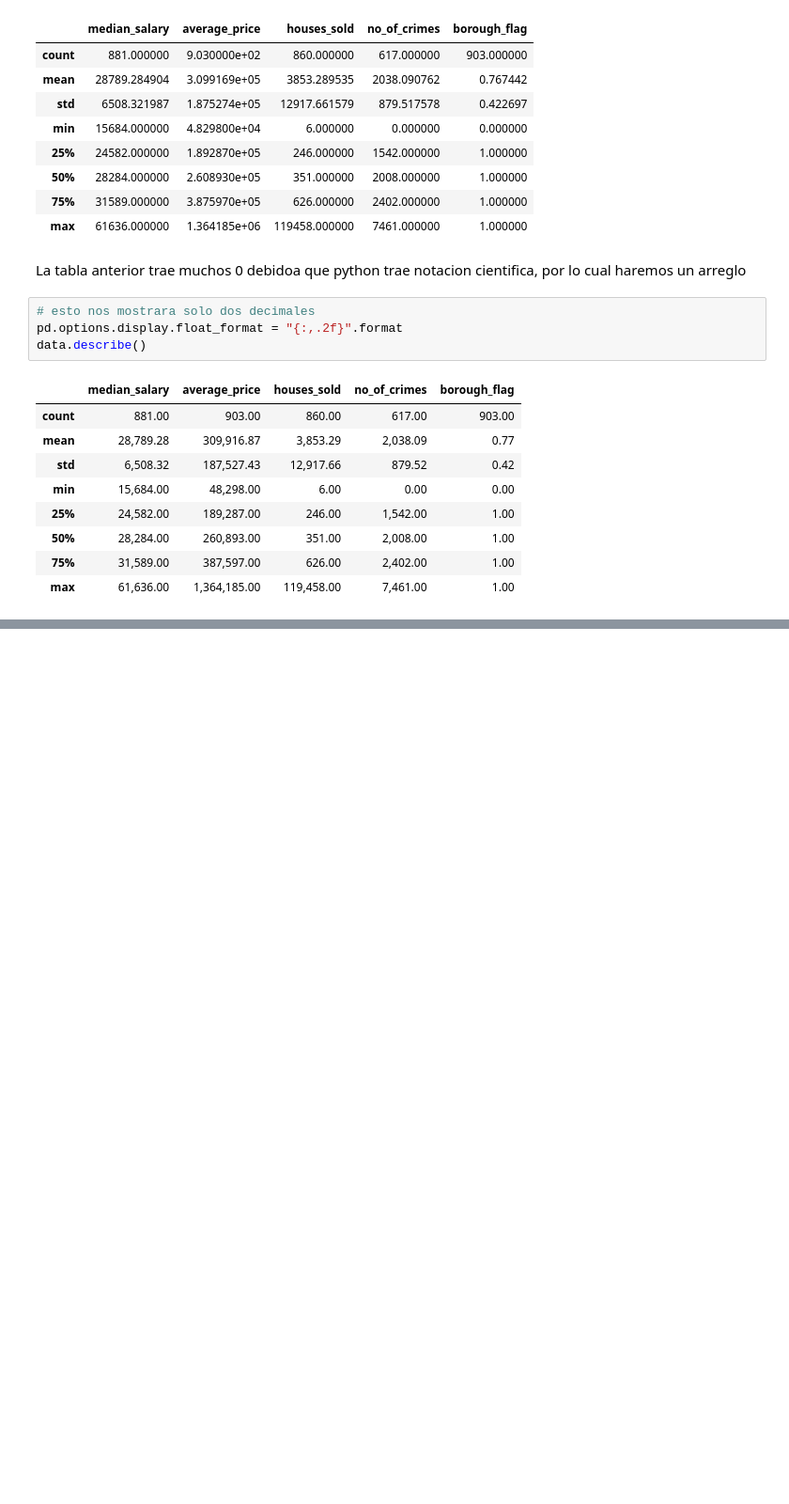
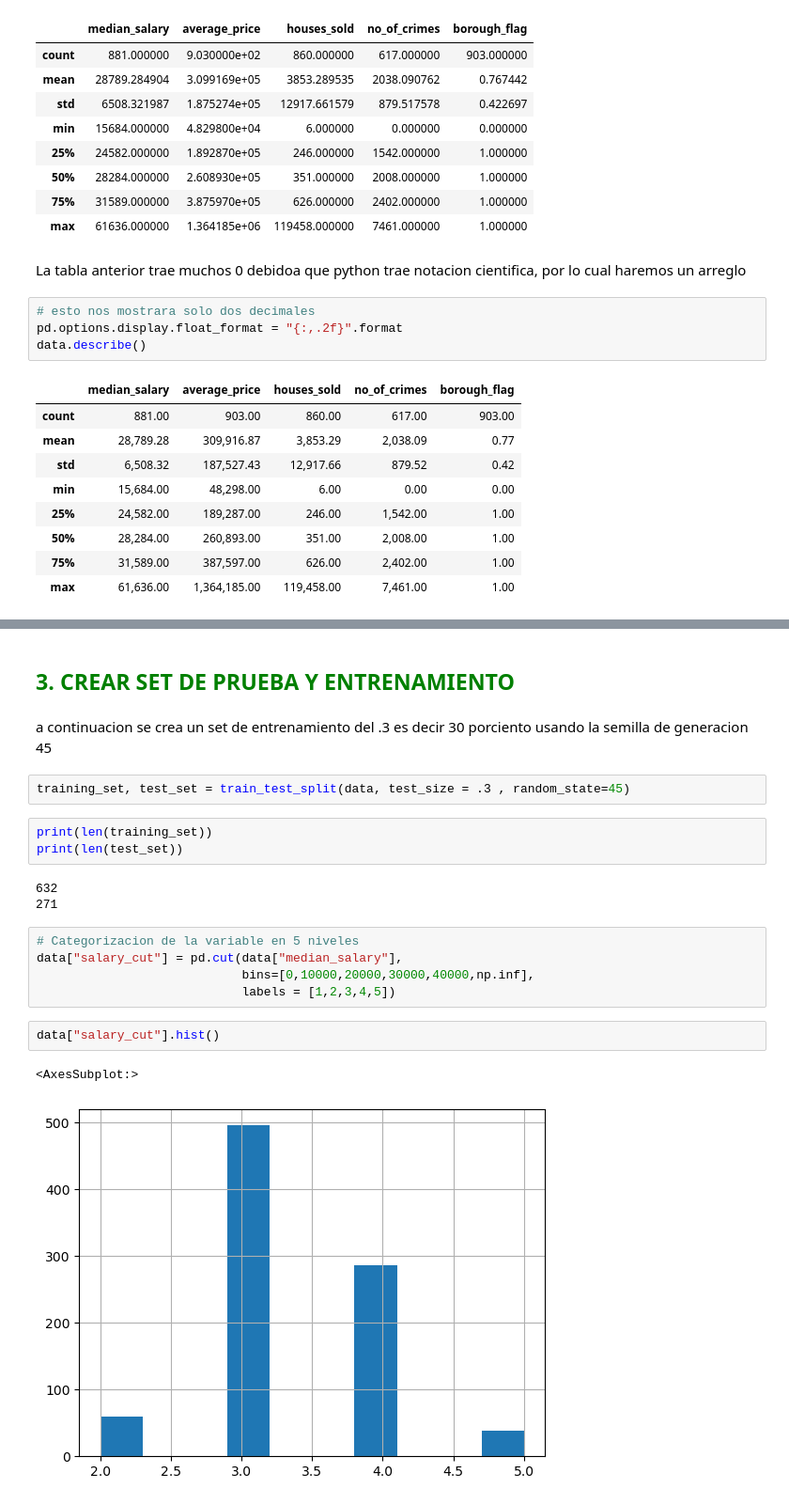
Before and after one commit to ANFESADI15/A2, a Jupyter notebook: C2/HousingInLondon.ipynb, the cells around one changed output, grey strips where cells are left out. Shown at 94% size. Drawn from its saved outputs; the diff is of its cells as text; blank space fills up the shorter version.

```diff
--- a/C2/HousingInLondon.ipynb
+++ b/C2/HousingInLondon.ipynb
@@ -153,0 +154,22 @@ plt.show()
+# %% [markdown]
+## <span style="color:green">3. CREAR SET DE PRUEBA Y ENTRENAMIENTO </span>
+# %% [markdown]
+a continuacion se crea un set de entrenamiento del .3 es decir 30 porciento usando la semilla de generacion 45
+# %%
+training_set, test_set = train_test_split(data, test_size = .3 , random_state=45)
+# %%
+print(len(training_set))
+print(len(test_set))
+# %% [output]
+632
+271
+# %%
+# Categorizacion de la variable en 5 niveles
+data["salary_cut"] = pd.cut(data["median_salary"],
+                            bins=[0,10000,20000,30000,40000,np.inf],
+                            labels = [1,2,3,4,5])
+# %%
+data["salary_cut"].hist()
+# %% [output]
+<AxesSubplot:>
+[figure, added]
```
Also changed, not shown: parts of 11 cells of this notebook, 1 other file.
